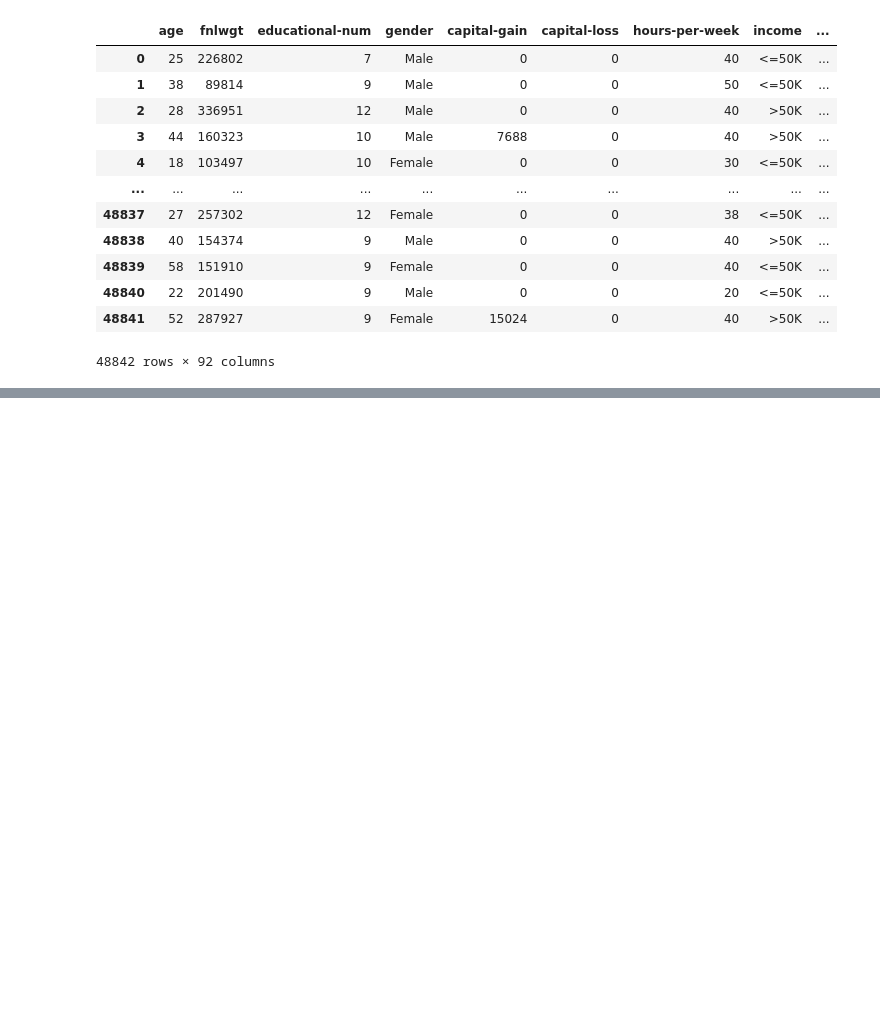
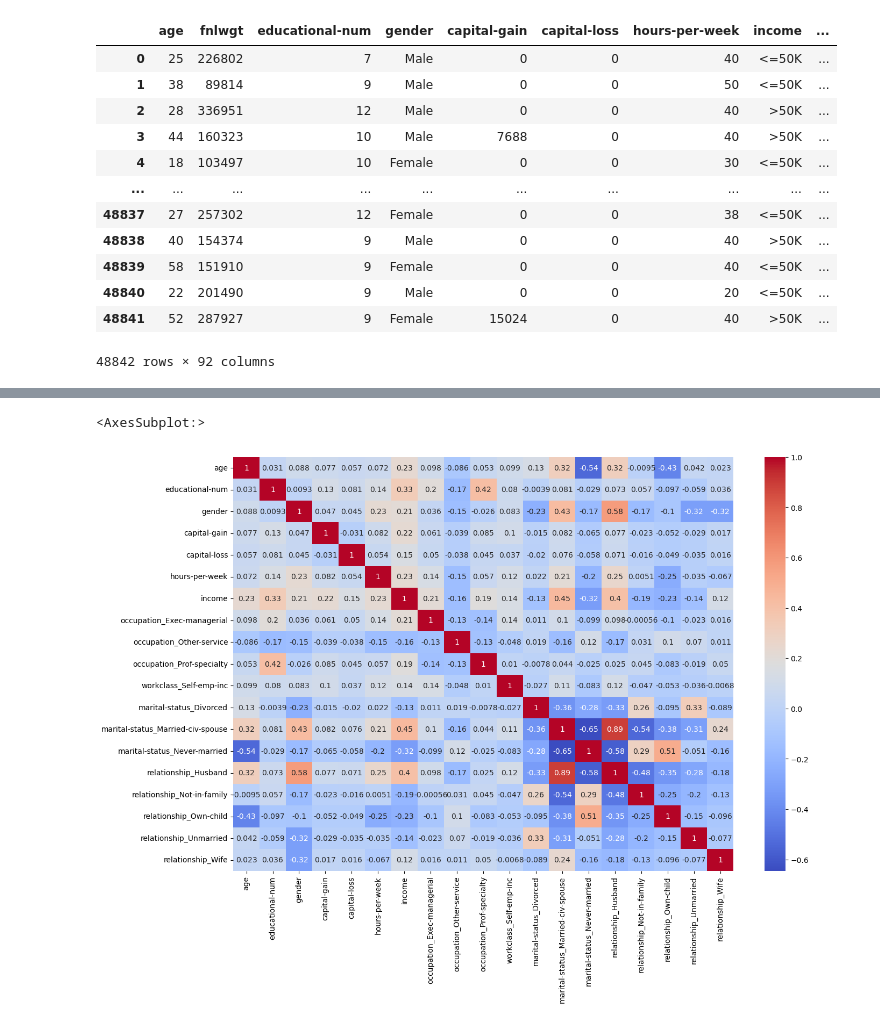
Before and after one commit to Ange-A/Income_Prediction, a Jupyter notebook: Income_Prediction.ipynb, the cells around one changed output, grey strips where cells are left out. Drawn from its saved outputs; the diff is of its cells as text; code cells hidden in the pictures; blank space fills up the shorter version.

```diff
--- a/Income_Prediction.ipynb
+++ b/Income_Prediction.ipynb
@@ -67,0 +73,6 @@ array(['age', 'fnlwgt', 'educational-num', 'gender', 'capital-gain',
+# %%
+correlations = df.corr()['income'].abs()
+sorted_correlations = correlations.sort_values()
+num_cols_to_drop= int(0.8 *len(df.columns))
+cols_to_drop= sorted_correlations.iloc[:num_cols_to_drop].index
+df_dropped = df.drop(columns=cols_to_drop, axis=1)
@@ -67,0 +96,6 @@ array(['age', 'fnlwgt', 'educational-num', 'gender', 'capital-gain',
+# %%
+plt.figure(figsize=(15,10))
+sns.heatmap(df_dropped.corr(), annot=True, cmap= 'coolwarm')
+# %% [output]
+<AxesSubplot:>
+[figure, added]
```
Also changed, not shown: parts of 4 cells of this notebook.
